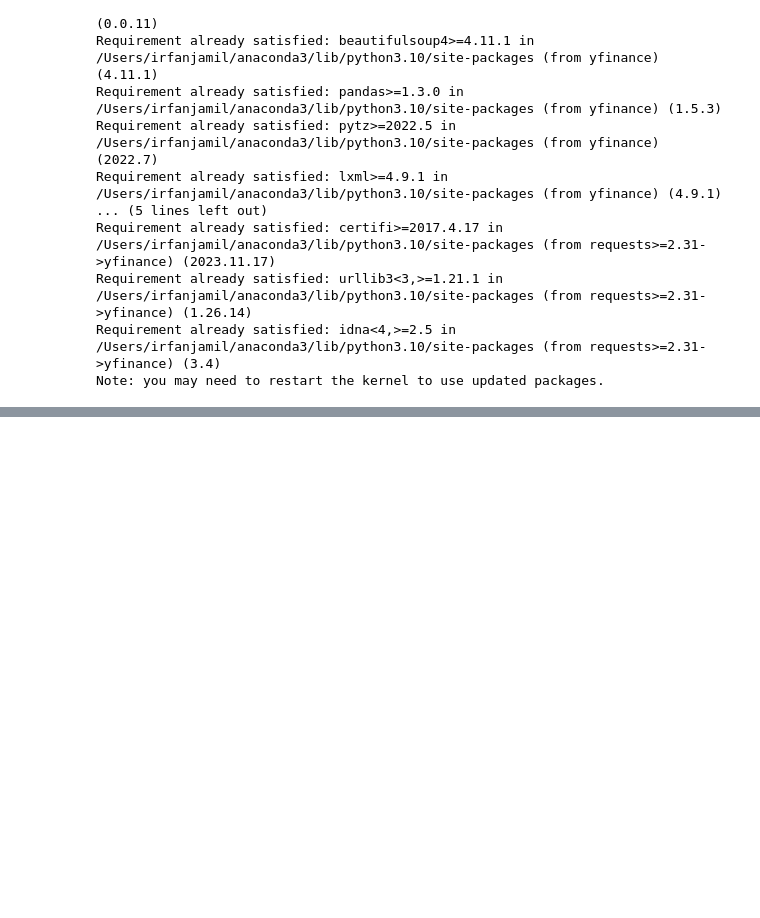
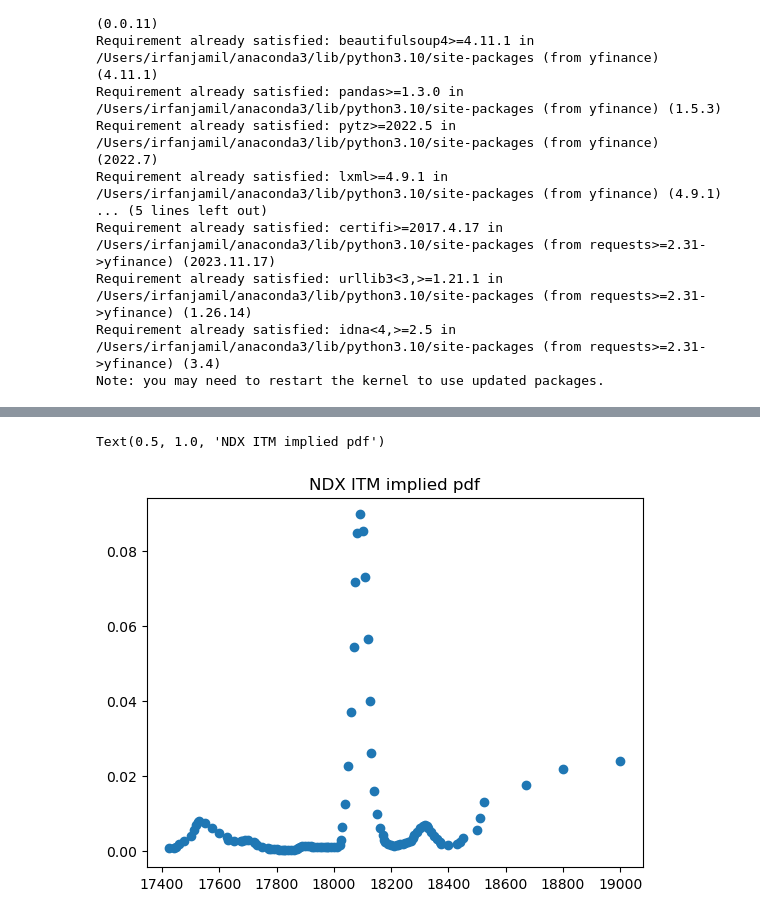
Before and after one commit to ijamil1/kalshi_mm, a Jupyter notebook: options_implied_pdf.ipynb, the cells around one changed output, grey strips where cells are left out. Drawn from its saved outputs; the diff is of its cells as text; code cells hidden in the pictures; blank space fills up the shorter version.

```diff
--- a/options_implied_pdf.ipynb
+++ b/options_implied_pdf.ipynb
@@ -641,0 +160,6 @@ spx
+# %%
+plt.scatter(ndx_dist_dict.keys(), ndx_dist_dict.values())
+plt.title('NDX ITM implied pdf')
+# %% [output]
+Text(0.5, 1.0, 'NDX ITM implied pdf')
+[figure, added]
```
Also changed, not shown: parts of 78 cells of this notebook, 1 other file.
